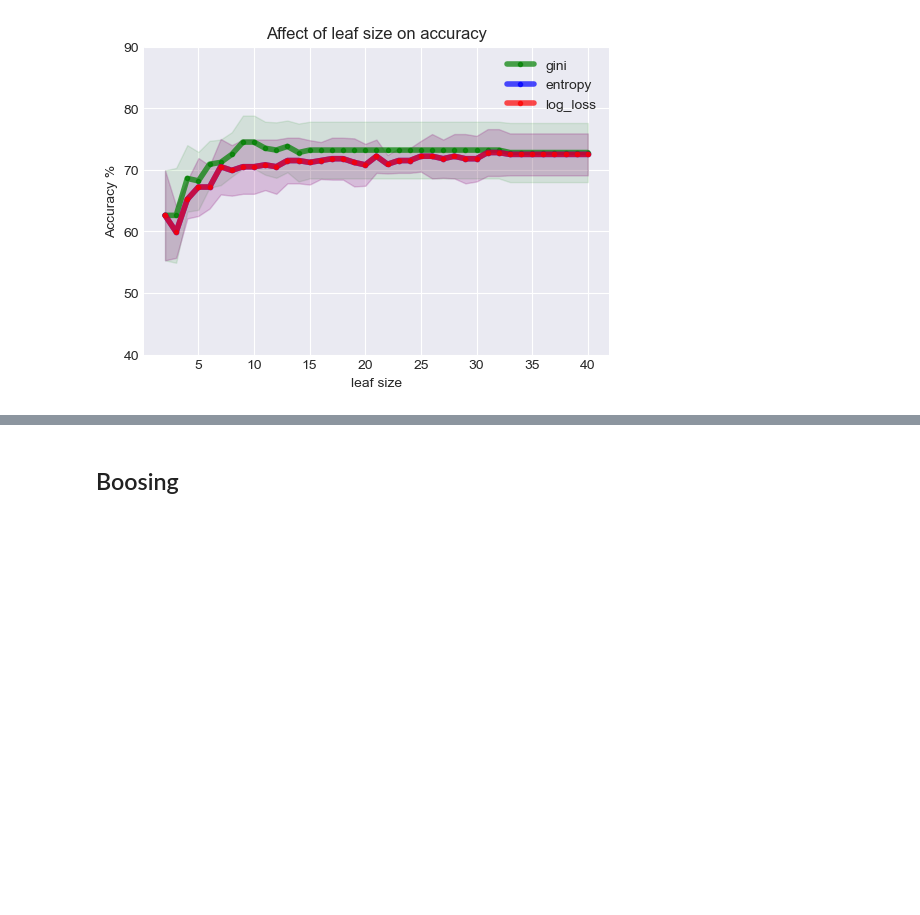
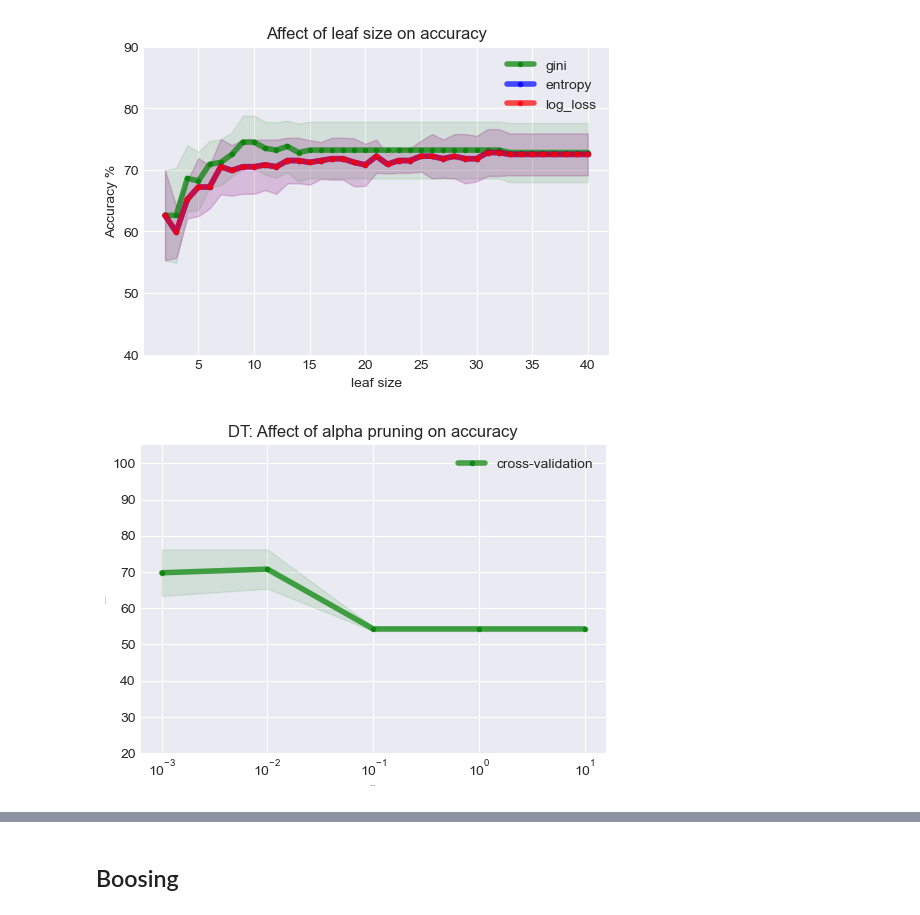
Before and after one commit to Alijafr/ML, a Jupyter notebook: assignment 1/code/Heart attack prediction .ipynb, the cells around one changed output, grey strips where cells are left out. Saved outputs shown, nothing was run; the diff lists cells and outputs as text; code cells hidden in the pictures; blank space fills up the shorter version.

```diff
--- a/assignment 1/code/Heart attack prediction .ipynb
+++ b/assignment 1/code/Heart attack prediction .ipynb
@@ -824,3 +862,28 @@ plt.savefig(save_folder+ "DT leaf size.png")
 plt.show()
 # %% [output]
 [figure]
+# %%
+ccp_alphas = [0.001,0.01,0.1,1.0,10]
+test_acc_boost_n_est = []
+train_acc_boost_n_est = []
+cv_mean,cv_std = np.zeros(len(ccp_alphas)),np.zeros(len(ccp_alphas))
+for i,ccp_alpha in enumerate(ccp_alphas):
+    dt =DecisionTreeClassifier(ccp_alpha= ccp_alpha,criterion='log_loss',max_depth=8,max_features='sqrt',random_state=102)
+    cv_result = cross_val_score(dt,X,y.squeeze(1)) # uses R^2 as score
+    cv_mean[i] = round(cv_result.mean()*100,1)
+    cv_std[i] = round(cv_result.std()*100,1)
+# %%
+plt.figure(figsize=(6,4))
+plt.title("DT: Affect of alpha pruning on accuracy")
+ax = plt.gca()
+ax.set_ylim([20, 105])
+ax.set_xscale('log')
+plt.plot(ccp_alphas, cv_mean, marker='.', color='green', linewidth=4, alpha=0.7, label="cross-validation")
+plt.fill_between(ccp_alphas,cv_mean-cv_std,cv_mean+cv_std,alpha=0.1, color="g")
+plt.legend(loc='best')
+plt.xlabel('learning')
+plt.ylabel('Accuracy %')
+# plt.show()
+plt.savefig(save_folder+ "DT alpha.png")
+# %% [output]
+[figure, added]
```
Also changed, not shown: parts of 6 cells of this notebook, 17 other files.
